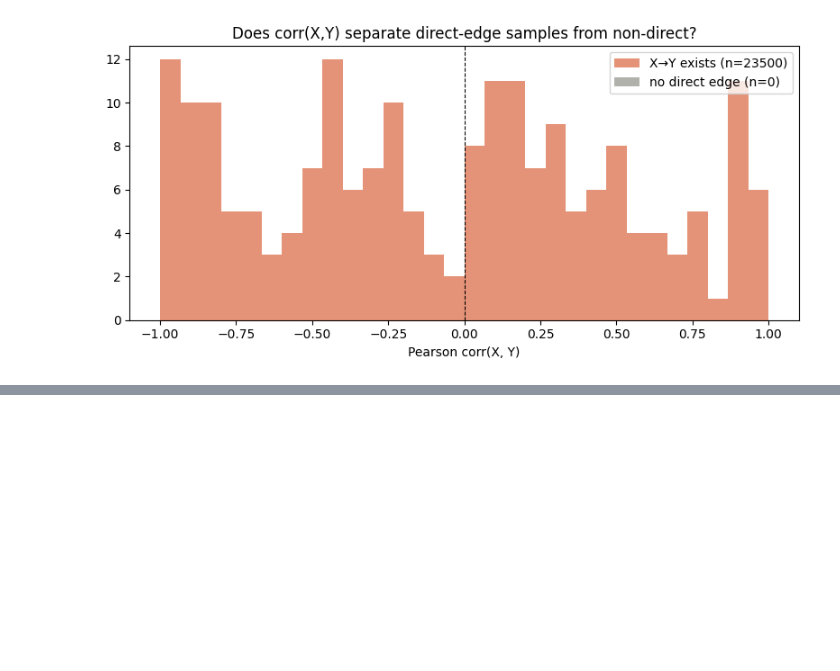
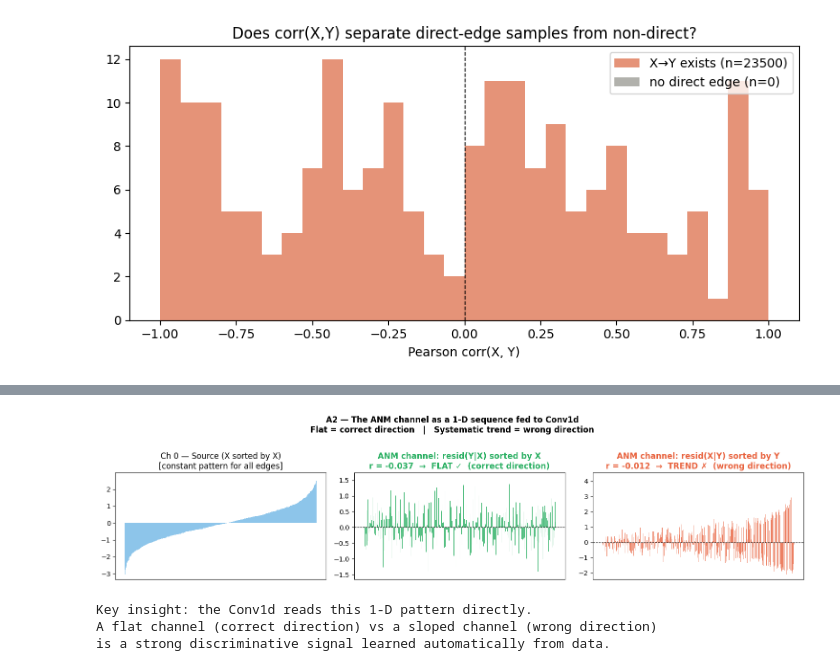
Before and after one commit to aqu4holic/Graduation-Thesis-BsC-2026, a Jupyter notebook: src/eda.ipynb, the cells around one changed output, grey strips where cells are left out. Cells and saved outputs as stored; diff of their text form; code cells hidden in the pictures; blank space fills up the shorter version.

```diff
--- a/src/eda.ipynb
+++ b/src/eda.ipynb
@@ -558,0 +718,42 @@ plt.tight_layout(); plt.show()
+# %%
+# ── A2: What the ANM conv channel looks like — sorted bar charts ────────────
+# This is EXACTLY what the model sees: 1-D sequences sorted by source variable
+sort_fwd = np.argsort(X_syn)
+sort_rev = np.argsort(Y_syn)
+
+true_noise_sorted  = (Y_syn - 0.8*X_syn**2)[sort_fwd]     # correct residual sorted by X
+wrong_resid_full   = X_syn - np.polyval(np.polyfit(Y_syn, X_syn, 3), Y_syn)
+wrong_resid_sorted = wrong_resid_full[sort_rev]             # wrong residual sorted by Y
+
+fig, axes = plt.subplots(1, 3, figsize=(15, 3.5))
+
+axes[0].bar(range(N), X_syn[sort_fwd], color='#5DADE2', alpha=0.7, width=1)
+axes[0].set_title('Ch 0 — Source (X sorted by X)\n[constant pattern for all edges]')
+axes[0].set_xticks([])
+
+axes[1].bar(range(N), true_noise_sorted, color=C_ok, alpha=0.8, width=1)
+axes[1].axhline(0, color='black', lw=0.8, ls='--')
+axes[1].set_title(f'ANM channel: resid(Y|X) sorted by X\n'
+                   f'r = {rho_fwd:.3f}  →  FLAT ✓  (correct direction)', color=C_ok, fontweight='bold')
+axes[1].set_xticks([])
+
+axes[2].bar(range(N), wrong_resid_sorted, color=C_bad, alpha=0.8, width=1)
+axes[2].axhline(0, color='black', lw=0.8, ls='--')
+axes[2].set_title(f'ANM channel: resid(X|Y) sorted by Y\n'
+                   f'r = {rho_rev:.3f}  →  TREND ✗  (wrong direction)', color=C_bad, fontweight='bold')
+axes[2].set_xticks([])
+
+plt.suptitle('A2 — The ANM channel as a 1-D sequence fed to Conv1d\n'
+             'Flat = correct direction   |   Systematic trend = wrong direction',
+             fontsize=12, fontweight='bold', y=1.02)
+plt.tight_layout()
+plt.show()
+
+print('Key insight: the Conv1d reads this 1-D pattern directly.')
+print('A flat channel (correct direction) vs a sloped channel (wrong direction)')
+print('is a strong discriminative signal learned automatically from data.')
+# %% [output]
+[figure, added]
+Key insight: the Conv1d reads this 1-D pattern directly.
+A flat channel (correct direction) vs a sloped channel (wrong direction)
+is a strong discriminative signal learned automatically from data.
```
Also changed, not shown: parts of 12 cells of this notebook, 8 other files.
